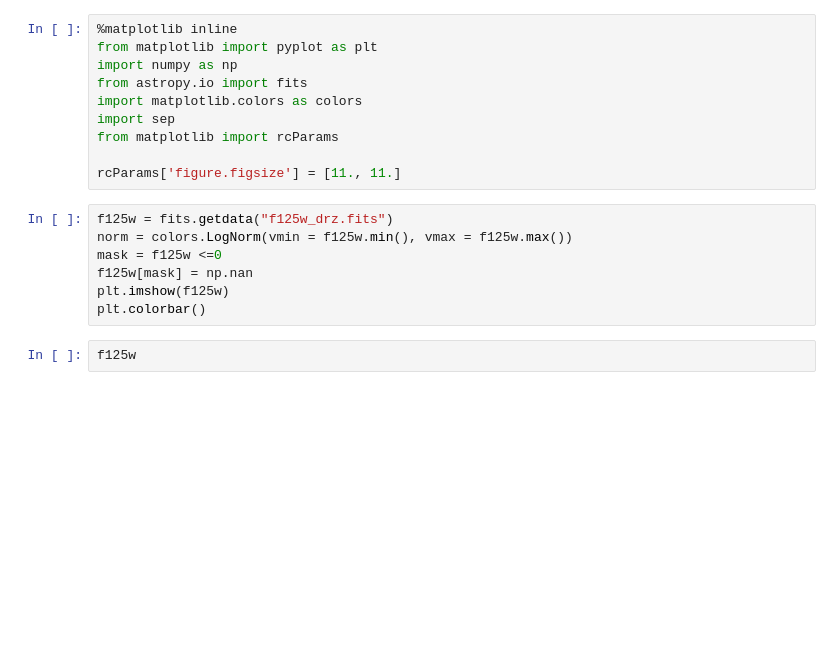
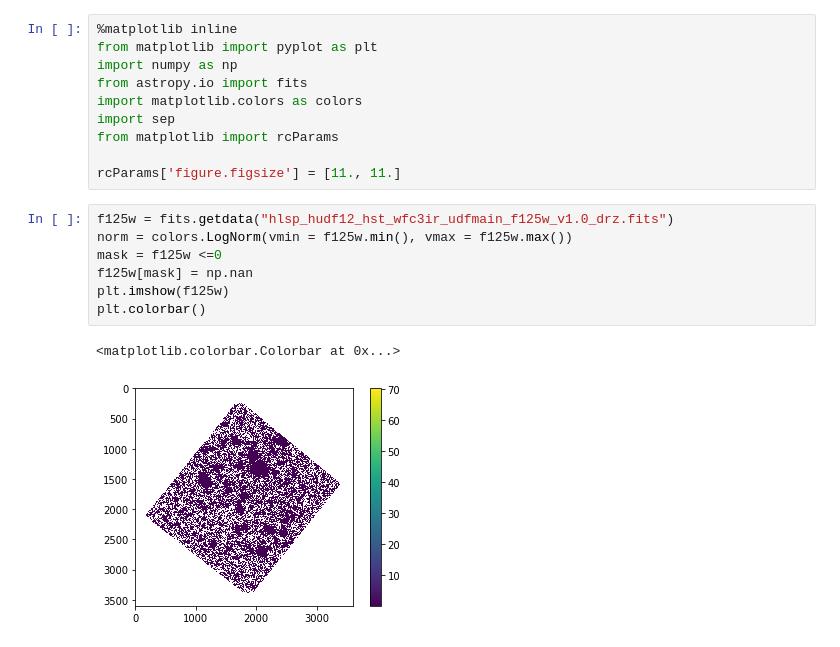
Before and after one commit to carlisavannah/astr-119-project-3, a Jupyter notebook: rgb_image.ipynb, the cells around one changed output. Cells and saved outputs as stored; diff of their text form; blank space fills up the shorter version.

```diff
--- a/rgb_image.ipynb
+++ b/rgb_image.ipynb
@@ -9,11 +9,12 @@ from matplotlib import rcParams
 
 rcParams['figure.figsize'] = [11., 11.]
 # %%
-f125w = fits.getdata("f125w_drz.fits")
+f125w = fits.getdata("hlsp_hudf12_hst_wfc3ir_udfmain_f125w_v1.0_drz.fits")
 norm = colors.LogNorm(vmin = f125w.min(), vmax = f125w.max())
 mask = f125w <=0
 f125w[mask] = np.nan
 plt.imshow(f125w)
 plt.colorbar()
+# %% [output]
+<matplotlib.colorbar.Colorbar at 0x...>
+[figure, added]
-# %%
-f125w
```
Also changed, not shown: parts of 4 cells of this notebook.
